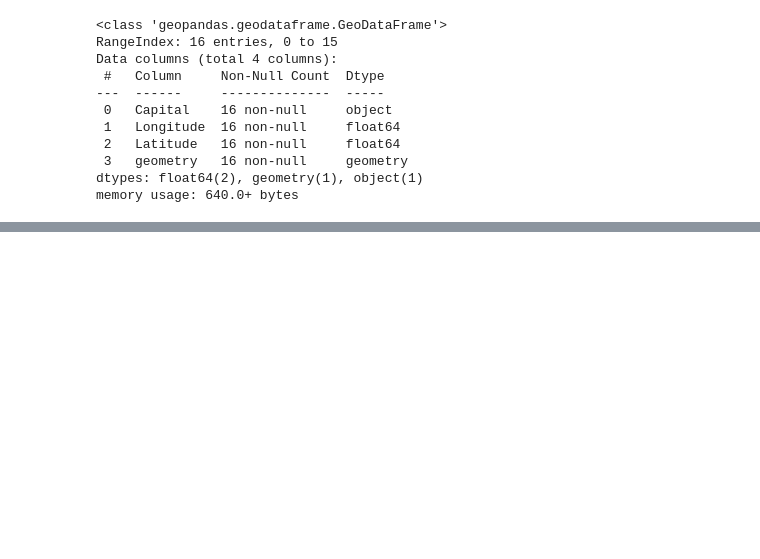
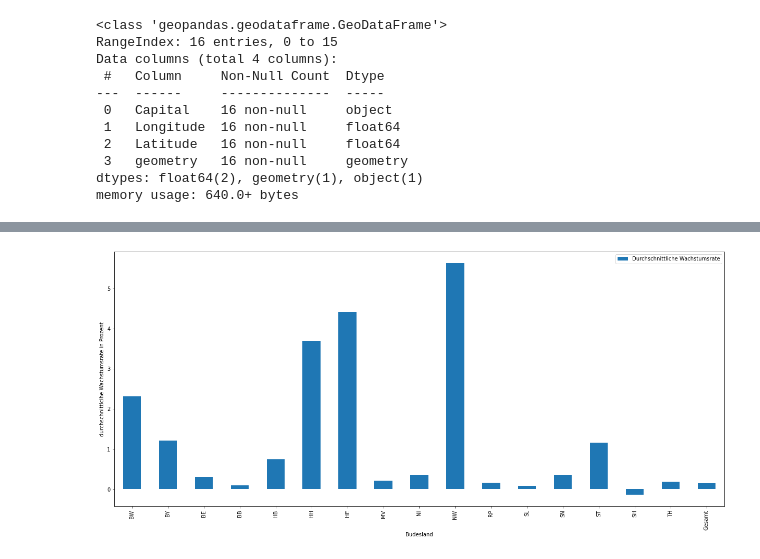
Before and after one commit to Jubo30/Data-Science-Project, a Jupyter notebook: Täglicher Zuwachs Deutschland.ipynb, the cells around one changed output, grey strips where cells are left out. Cells and saved outputs as stored; diff of their text form; code cells hidden in the pictures; blank space fills up the shorter version.

```diff
--- a/Täglicher Zuwachs Deutschland.ipynb
+++ b/Täglicher Zuwachs Deutschland.ipynb
@@ -607,0 +777,26 @@ memory usage: 640.0+ bytes
+# %%
+from string import ascii_lowercase
+
+test1 = pd.read_csv('table-1.csv')
+test1.set_index('Datum')
+test1 = test1.drop(['KW','Differenz zum Vortag','Bem.','Datum'],1)
+test1 = test1.iloc[:-1]
+test1 = test1.fillna(0)
+test1 = test1.replace('—',0)
+
+for column in test1:
+    test1[column] = test1[column].astype(str)
+    test1[column] = test1[column].str.replace('.','')
+    for c in ascii_lowercase:
+        test1[column] = test1[column].str.replace(c,'')
+    test1[column] = test1[column].str.replace(')','')
+    test1[column] = test1[column].str.replace('(','')
+    test1[column] = test1[column].astype(int)
+# %%
+test2 = test1.diff()
+#test2[test2 < 0] = 0
+test2.iloc[0] = test1.iloc[0]
+test1['Date'] = pd.date_range(start='24/2/2020', periods=len(test1), freq='D')
+test2['Date'] = pd.date_range(start='24/2/2020', periods=len(test1), freq='D')
+test1 = test1.set_index('Date')
+test2 = test2.set_index('Date')
@@ -607,0 +807,12 @@ memory usage: 640.0+ bytes
+# %%
+test3 = test2.pct_change()
+test3 = test3.fillna(0)
+test3 = test3.replace([np.inf, -np.inf], 0) # Was sollte am besten hier hin für die Wachstumsrate?
+#test3 # tägliche prozentuale Änderung der Coronazahlen
+# %%
+test1_1 = test1.iloc[:128] # Februar Tage + März + April + Mai + Juni
+test1_2 = test1.iloc[128:]
+test2_1 = test2.iloc[:128]
+test2_2 = test2.iloc[128:]
+test3_1 = test3.iloc[:128]
+test3_2 = test3.iloc[128:]
@@ -607,0 +836,7 @@ memory usage: 640.0+ bytes
+# %%
+durchschnittlichwachstum = test3_1.sum()/len(test3_1.index)
+durchwachstum = pd.DataFrame({'Bundesland':durchschnittlichwachstum.index,'Wert':durchschnittlichwachstum.values})
+#durchwachstum = durchwachstum.sort_values(['Wert'])
+bars = durchwachstum.plot.bar(x = 'Bundesland', y = 'Wert',label='Durchschnittliche Wachstumsrate',xlabel='Budesland',ylabel='durchschnittlcihe Wachstumsrate in Prozent');
+# %% [output]
+[figure, added]
```
Also changed, not shown: parts of 19 cells of this notebook, 1 other file.
